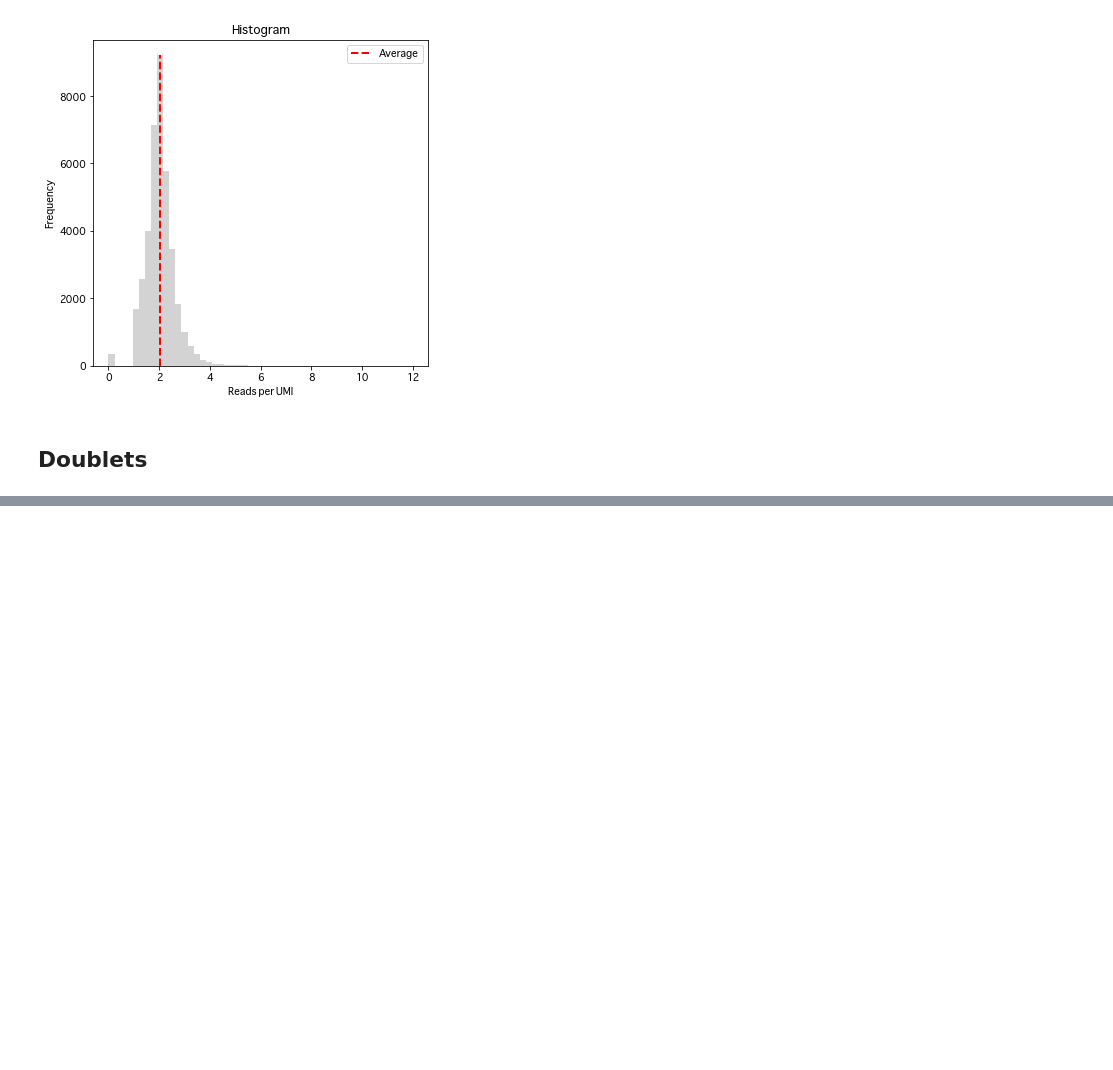
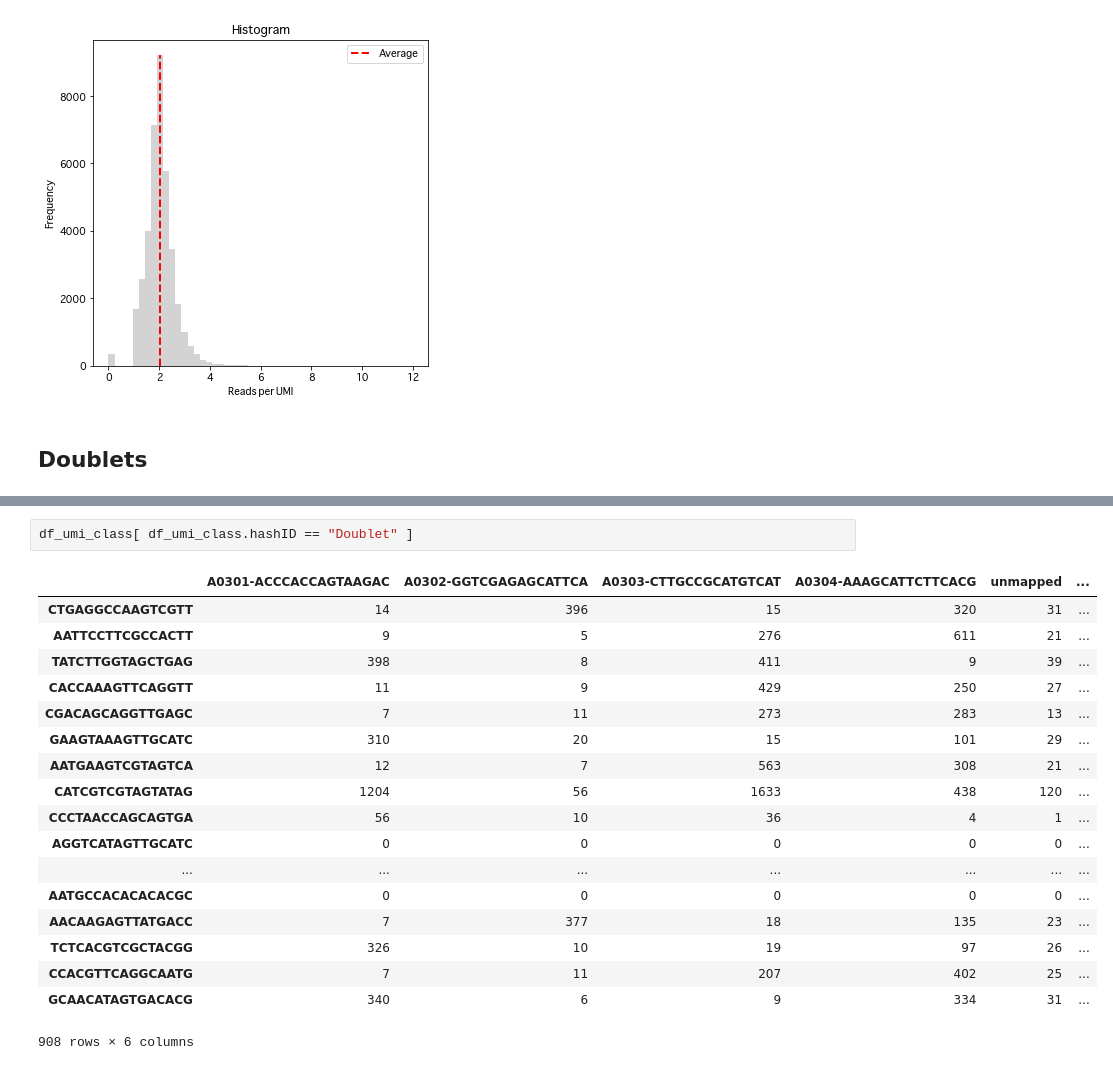
Before and after one commit to hisplan/sharp, a Jupyter notebook: manual-inspection/inspect.ipynb, the cells around one changed output, grey strips where cells are left out. Cells and saved outputs as stored; diff of their text form; blank space fills up the shorter version.

```diff
--- a/manual-inspection/inspect.ipynb
+++ b/manual-inspection/inspect.ipynb
@@ -487,0 +567,21 @@ df_reads.loc[ df_class[ df_class.hashID == "Doublet" ].index ]
+# %%
+df_umi_class[ df_umi_class.hashID == "Doublet" ]
+# %% [output]
+|  | A0301-ACCCACCAGTAAGAC | A0302-GGTCGAGAGCATTCA | A0303-CTTGCCGCATGTCAT | A0304-AAAGCATTCTTCACG | unmapped | ... |
+| CTGAGGCCAAGTCGTT | 14 | 396 | 15 | 320 | 31 | ... |
+| AATTCCTTCGCCACTT | 9 | 5 | 276 | 611 | 21 | ... |
+| TATCTTGGTAGCTGAG | 398 | 8 | 411 | 9 | 39 | ... |
+| CACCAAAGTTCAGGTT | 11 | 9 | 429 | 250 | 27 | ... |
+| CGACAGCAGGTTGAGC | 7 | 11 | 273 | 283 | 13 | ... |
+| GAAGTAAAGTTGCATC | 310 | 20 | 15 | 101 | 29 | ... |
+| AATGAAGTCGTAGTCA | 12 | 7 | 563 | 308 | 21 | ... |
+| CATCGTCGTAGTATAG | 1204 | 56 | 1633 | 438 | 120 | ... |
+| CCCTAACCAGCAGTGA | 56 | 10 | 36 | 4 | 1 | ... |
+| AGGTCATAGTTGCATC | 0 | 0 | 0 | 0 | 0 | ... |
+| ... | ... | ... | ... | ... | ... | ... |
+| AATGCCACACACACGC | 0 | 0 | 0 | 0 | 0 | ... |
+| AACAAGAGTTATGACC | 7 | 377 | 18 | 135 | 23 | ... |
+| TCTCACGTCGCTACGG | 326 | 10 | 19 | 97 | 26 | ... |
+| CCACGTTCAGGCAATG | 7 | 11 | 207 | 402 | 25 | ... |
+| GCAACATAGTGACACG | 340 | 6 | 9 | 334 | 31 | ... |
+908 rows × 6 columns
```
Also changed, not shown: parts of 15 cells of this notebook.
